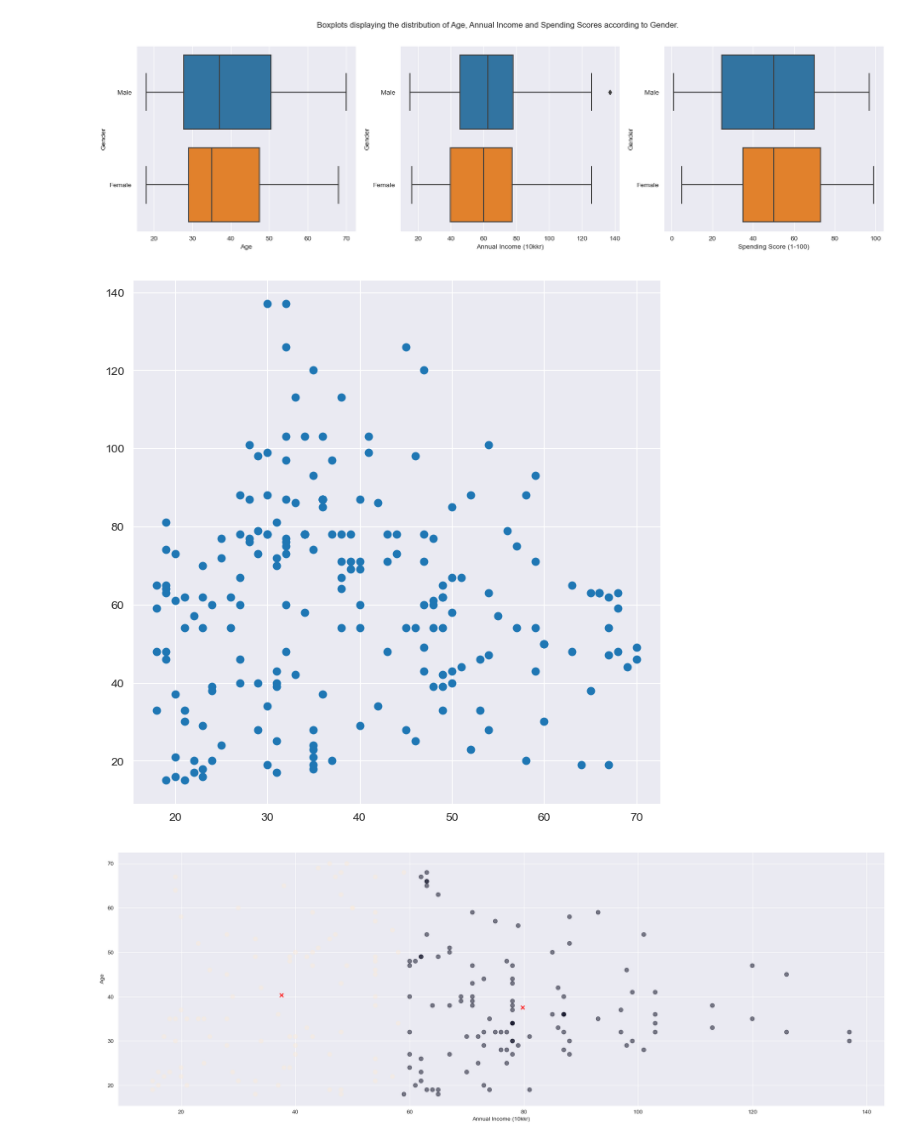
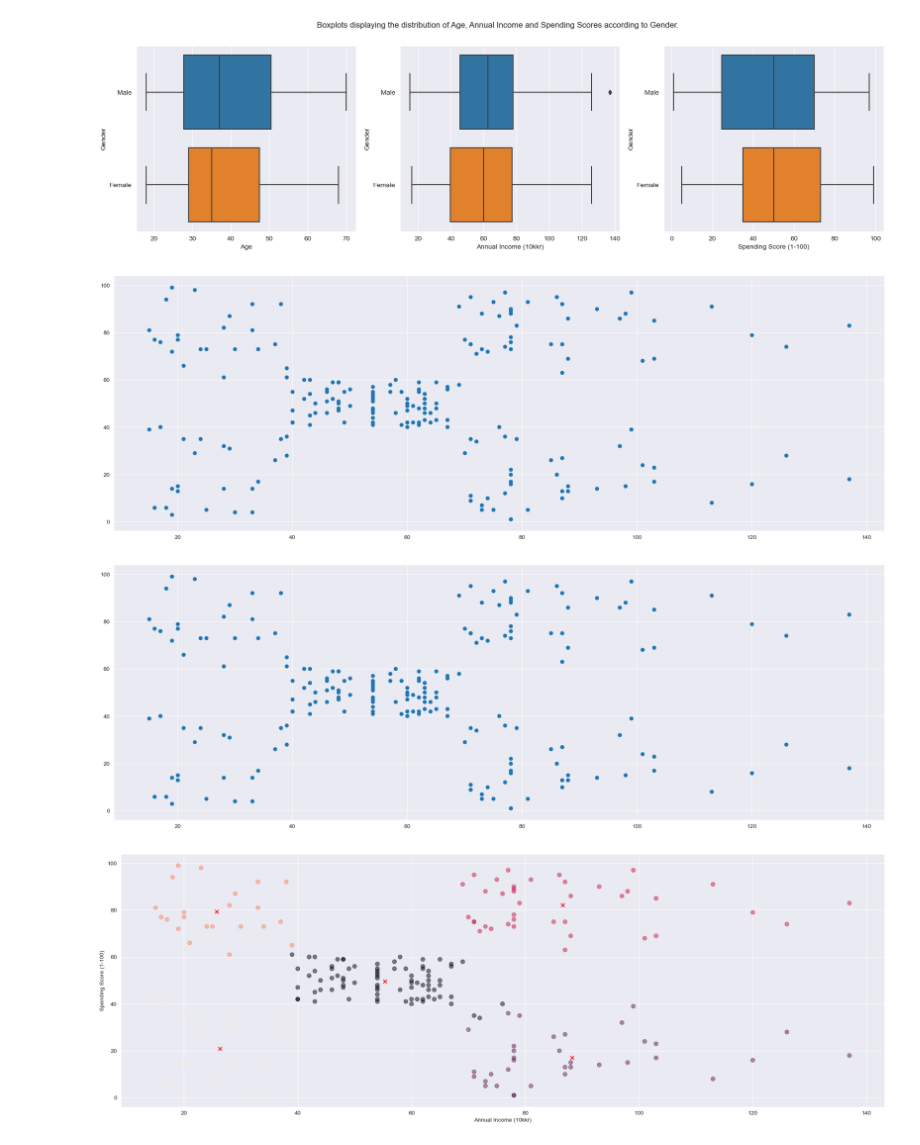
Before and after one commit to Academic-Inquisition/AI-Projekt, a Jupyter notebook: Labb 1/Labb_1_K_Mean.ipynb, the cells around one changed output. Drawn from its saved outputs; the diff is of its cells as text; code cells hidden in the pictures.

```diff
--- a/Labb 1/Labb_1_K_Mean.ipynb
+++ b/Labb 1/Labb_1_K_Mean.ipynb
@@ -37,26 +37,34 @@ sns.boxplot(ax=ax3, data=customer_data, x="Spending Score (1-100)", y="Gender")
 <AxesSubplot:xlabel='Spending Score (1-100)', ylabel='Gender'>
 [figure]
 # %%
-dropped = customer_data[['Age', 'Annual Income (10kkr)']]
+dropped = customer_data[['Spending Score (1-100)', 'Annual Income (10kkr)']]
 data = np.array(dropped)
-plt.figure(figsize=(8,8))
-plt.scatter(data[:,0], data[:,1], label='True Position')
+plt.figure(figsize=(24,8))
+plt.scatter(data[:,1], data[:,0], label='True Position')
 plt.show()
 # %% [output]
-[figure, old version]
+[figure, new version]
+# %%
+dropped = customer_data[['Spending Score (1-100)', 'Annual Income (10kkr)']]
+data = np.array(dropped)
+plt.figure(figsize=(24,8))
+plt.scatter(data[:,1], data[:,0], label='True Position')
+plt.show()
+# %% [output]
+[figure, added]
 # %%
-k = 2
+k = 5
 kmeans = KMeans(n_clusters=k, init='k-means++').fit(data)
 centroids = kmeans.cluster_centers_
 
 plt.figure(figsize=(24,8))
 plt.xlabel('Annual Income (10kkr)')
-plt.ylabel('Age')
+plt.ylabel('Spending Score (1-100)')
 plt.scatter(data[:,1], data[:,0], c=kmeans.labels_.astype (float), s=50, alpha=0.5)
 plt.scatter(centroids[:,1], centroids[:,0], c='red', s=40, marker='x')
 plt.show()
 # %% [output]
-[figure, old version]
+[figure, new version]
 # %%
 sse = []
 x1 = np.array(data[:,0])
```
Also changed, not shown: parts of 2 cells of this notebook, 1 other file.
